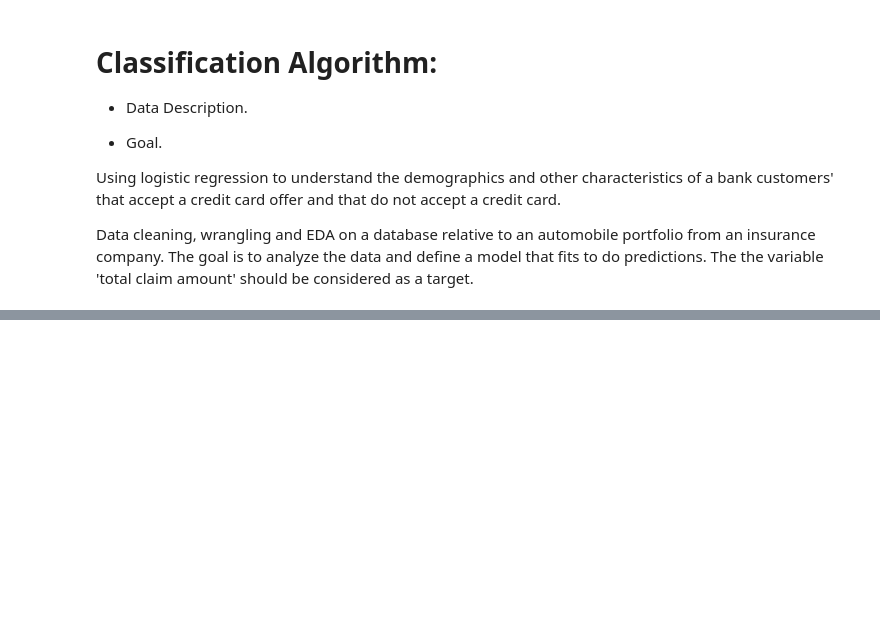
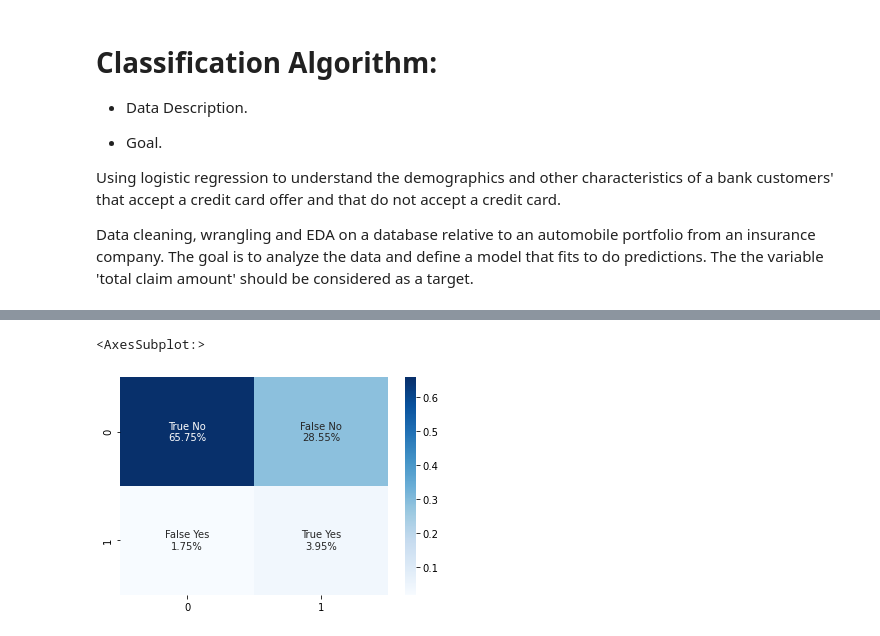
Before and after one commit to ClauCarloni/Mid-Bootcamp-Project, a Jupyter notebook: Initial_trial.ipynb, the cells around one changed output, grey strips where cells are left out. Saved outputs shown, nothing was run; the diff lists cells and outputs as text; code cells hidden in the pictures; blank space fills up the shorter version.

```diff
--- a/Initial_trial.ipynb
+++ b/Initial_trial.ipynb
@@ -232,0 +498,3 @@ data.corr()['offer_accepted'].sort_values(ascending=False)
+# %%
+# to get predictions knn
+predictions_knn = classification.predict(X_knn_test)
@@ -232,0 +513,2 @@ data.corr()['offer_accepted'].sort_values(ascending=False)
+# %%
+cf_matrix_knn = confusion_matrix(y_knn_test, predictions_knn, normalize='all')
@@ -232,0 +526,11 @@ data.corr()['offer_accepted'].sort_values(ascending=False)
+# %%
+#Confusion matrix KNN
+group_names_knn = ['True No', 'False No', 'False Yes', 'True Yes']
+group_counts_knn = ["{0:0.2f}".format(value) for value in cf_matrix_knn.flatten()]
+group_percentages_knn = ["{0:.2%}".format(value) for value in cf_matrix_knn.flatten()/np.sum(cf_matrix_knn)]
+labels_knn = [f"{v1}\n{v3}" for v1, v3 in zip(group_names_knn,group_percentages_knn)]
+labels_knn = np.asarray(labels_knn).reshape(2,2)
+sns.heatmap(cf_matrix_knn, annot=labels_knn, fmt='', cmap='Blues')
+# %% [output]
+<AxesSubplot:>
+[figure, added]
```
Also changed, not shown: parts of 94 cells of this notebook.
